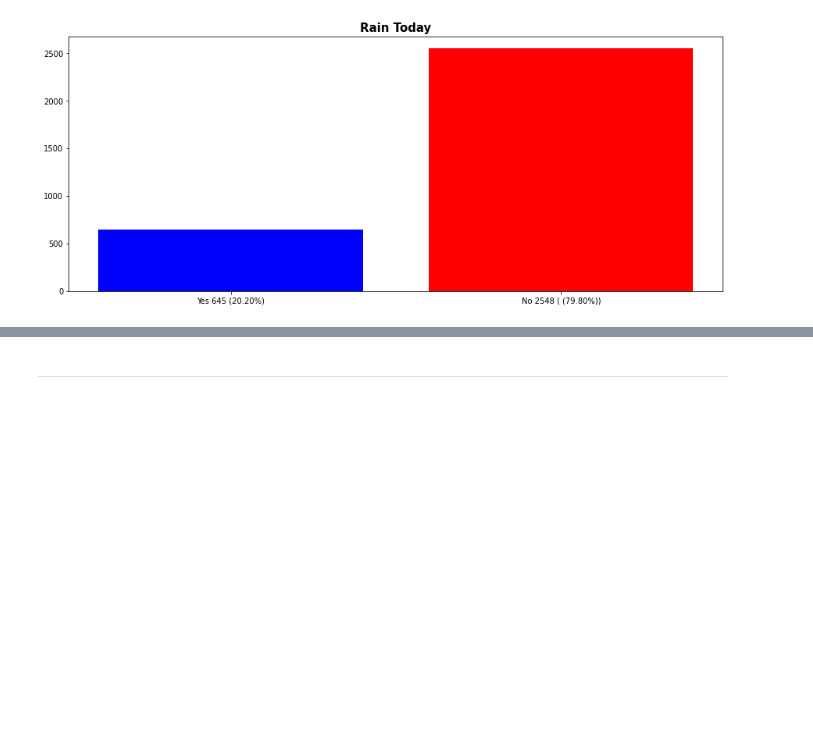
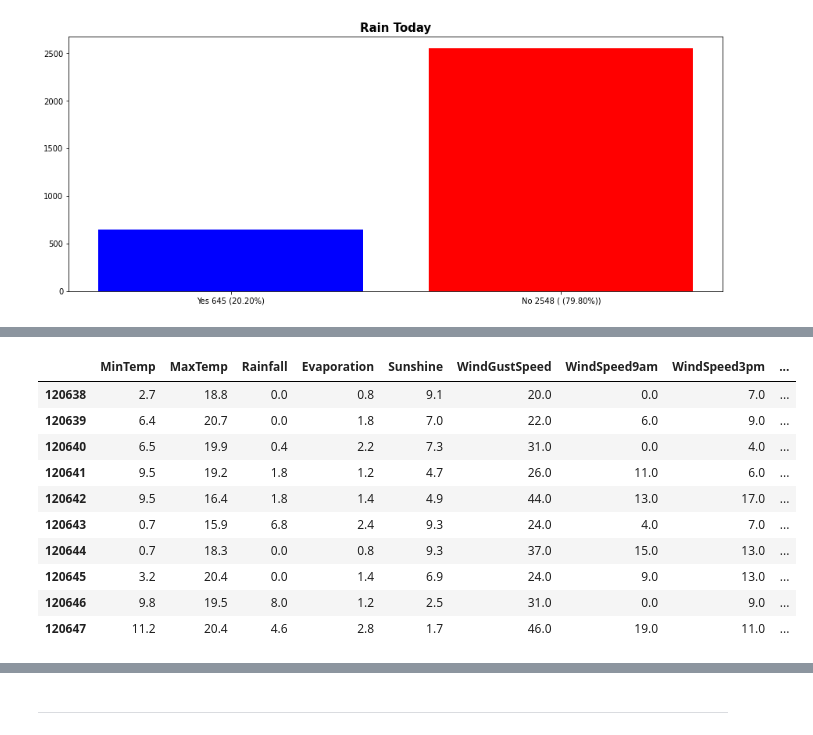
Before and after one commit to poolGolez/project-roosevelt, a Jupyter notebook: will-it-rain-in-perth.ipynb, the cells around one changed output, grey strips where cells are left out. Saved outputs shown, nothing was run; the diff lists cells and outputs as text; code cells hidden in the pictures; blank space fills up the shorter version.

```diff
--- a/will-it-rain-in-perth.ipynb
+++ b/will-it-rain-in-perth.ipynb
@@ -1301,0 +1307,30 @@ plt.show()
+# %%
+cont_df = df[[
+    'MinTemp',
+    'MaxTemp',
+    'Rainfall',
+    'Evaporation',
+    'Sunshine',
+    'WindGustSpeed',
+    'WindSpeed9am',
+    'WindSpeed3pm',
+    'Humidity9am',
+    'Humidity3pm',
+    'Pressure9am',
+    'Pressure3pm',
+    'Temp9am',
+    'Temp3pm'
+]]
+cont_df.head(10)
+# %% [output]
+|  | MinTemp | MaxTemp | Rainfall | Evaporation | Sunshine | WindGustSpeed | WindSpeed9am | WindSpeed3pm | ... |
+| 120638 | 2.7 | 18.8 | 0.0 | 0.8 | 9.1 | 20.0 | 0.0 | 7.0 | ... |
+| 120639 | 6.4 | 20.7 | 0.0 | 1.8 | 7.0 | 22.0 | 6.0 | 9.0 | ... |
+| 120640 | 6.5 | 19.9 | 0.4 | 2.2 | 7.3 | 31.0 | 0.0 | 4.0 | ... |
+| 120641 | 9.5 | 19.2 | 1.8 | 1.2 | 4.7 | 26.0 | 11.0 | 6.0 | ... |
+| 120642 | 9.5 | 16.4 | 1.8 | 1.4 | 4.9 | 44.0 | 13.0 | 17.0 | ... |
+| 120643 | 0.7 | 15.9 | 6.8 | 2.4 | 9.3 | 24.0 | 4.0 | 7.0 | ... |
+| 120644 | 0.7 | 18.3 | 0.0 | 0.8 | 9.3 | 37.0 | 15.0 | 13.0 | ... |
+| 120645 | 3.2 | 20.4 | 0.0 | 1.4 | 6.9 | 24.0 | 9.0 | 13.0 | ... |
+| 120646 | 9.8 | 19.5 | 8.0 | 1.2 | 2.5 | 31.0 | 0.0 | 9.0 | ... |
+| 120647 | 11.2 | 20.4 | 4.6 | 2.8 | 1.7 | 46.0 | 19.0 | 11.0 | ... |
```
Also changed, not shown: parts of 9 cells of this notebook.
